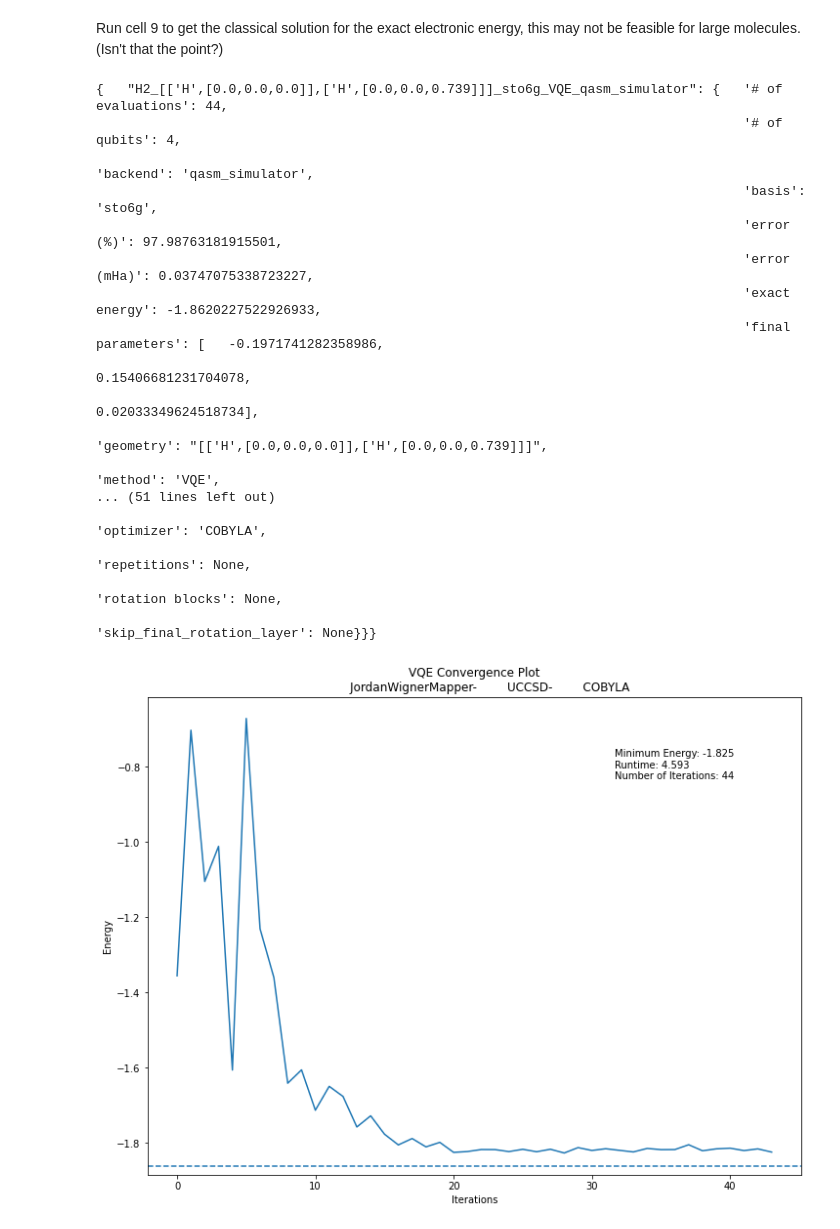
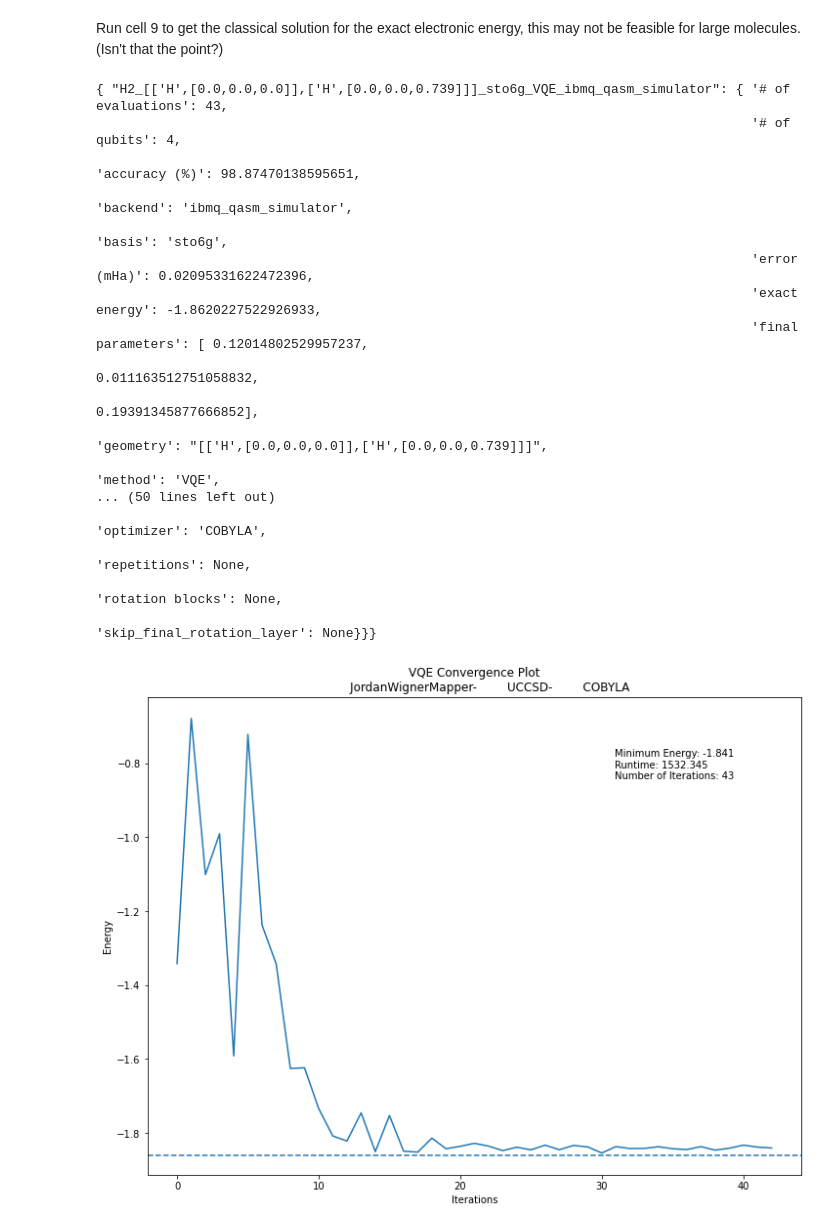
Before and after one commit to vmperrone/Benchmarking-Quantum-Groundstate-Solvers, a Jupyter notebook: main/BenchmarkingTool.ipynb, the cells around one changed output. Cells and saved outputs as stored; diff of their text form; code cells hidden in the pictures.

```diff
--- a/main/BenchmarkingTool.ipynb
+++ b/main/BenchmarkingTool.ipynb
@@ -68,7 +68,7 @@ import time
 import matplotlib.pyplot as plt
 from IPython.display import display, clear_output
 import pprint
-pp = pprint.PrettyPrinter(indent=4)
+pp = pprint.PrettyPrinter(indent=2)
 
 #Molecule Drivers
 import pyscf
@@ -119,11 +119,11 @@ Set up the molecule and electronic structure rpoblem to work with in cell 7 belo
 #@title Cell 6
 
 #H2
-geometry = [['H', [  0.0,    0.0,    0.0]],
-            ['H', [  0.0,    0.0,   0.739]]]
-molecule = Molecule(geometry=geometry, charge=0, multiplicity=1)
-molecule_name = 'H2'
-basis = 'sto6g'
+# geometry = [['H', [  0.0,    0.0,    0.0]],
+#             ['H', [  0.0,    0.0,   0.739]]]
+# molecule = Molecule(geometry=geometry, charge=0, multiplicity=1)
+# molecule_name = 'H2'
+# basis = 'sto6g'
 
 # H3
 # geometry = [['H', [0.0, 0.0, 0.0]], ['H', [1.1, 0.0, 0.0]], ['H', [0.55, 0.9526279441628825, 0]]]
@@ -271,12 +274,12 @@ method = "VQE"
 init_state = HartreeFock(problem.es_problem.num_spin_orbitals, problem.es_problem.num_particles, problem.qubit_converter)
 
 ## Backend
-# from qiskit import IBMQ
-# IBMQ.save_account('f10a5be117c16a6472c748a25874a94883f6021cf9bfe6f406e015522235a968d8eb0a5812f47160385c72355172371278d3c36e75e23fc7f4d73f1523fcbdf8')
-# provider = IBMQ.load_account()
-# # provider = IBMQ.get_provider(project='qiskit-runtime')  # Change this to your provider.
-# backend = provider.get_backend('ibmq_qasm_simulator')
-backend = QasmSimulator()
+from qiskit import IBMQ
+IBMQ.save_account('f10a5be117c16a6472c748a25874a94883f6021cf9bfe6f406e015522235a968d8eb0a5812f47160385c72355172371278d3c36e75e23fc7f4d73f1523fcbdf8')
+provider = IBMQ.load_account()
+# provider = IBMQ.get_provider(project='qiskit-runtime')  # Change this to your provider.
+backend = provider.get_backend('ibmq_qasm_simulator')
+# backend = QasmSimulator()
 
 ## Ansatz
 from qiskit.circuit.library import TwoLocal
@@ -354,52 +357,52 @@ exact_energy = problem.exact_energy
 min_energy = np.real(result.eigenvalue)
 optimal_state = result.eigenstate
 optimal_point = result.optimal_point
 percent_accuracy = 100-np.abs(100*(min_energy-exact_energy)/exact_energy)
 nominal_accuracy = min_energy-exact_energy
 min_energies = values
 key = problem.molecule_name+"_"+problem.geometry+"_"+basis+"_"+method+"_"+str(backend)
 
 result_dict = {
     key:
         {
         'molecule': problem.molecule_name,
         'geometry': problem.geometry,
         'basis': problem.basis,
         'method': method,
         'backend': str(backend),
         'setup' : param_dict,
         'exact energy': problem.exact_energy,
         'result energy (Ha)': min_energy,
         'error (mHa)': nominal_accuracy,
-        'error (%)': percent_accuracy,
+        'accuracy (%)': percent_accuracy,
         'final parameters': list(optimal_point),
         '# of evaluations': len(min_energies),
         'runtime': result.optimizer_time,
         '# of qubits': int(problem.q_qubit_op.num_qubits),
         'min energies': list(min_energies)
         }
 }
 
 minEnergyResults(problem, result_dict, method, str(backend))
 # %% [output]
-{   "H2_[['H',[0.0,0.0,0.0]],['H',[0.0,0.0,0.739]]]_sto6g_VQE_qasm_simulator": {   '# of evaluations': 44,
-                                                                                   '# of qubits': 4,
-                                                                                   'backend': 'qasm_simulator',
-                                                                                   'basis': 'sto6g',
-                                                                                   'error (%)': 97.98763181915501,
-                                                                                   'error (mHa)': 0.03747075338723227,
-                                                                                   'exact energy': -1.8620227522926933,
-                                                                                   'final parameters': [   -0.1971741282358986,
-                                                                                                           0.15406681231704078,
-                                                                                                           0.02033349624518734],
-                                                                                   'geometry': "[['H',[0.0,0.0,0.0]],['H',[0.0,0.0,0.739]]]",
-                                                                                   'method': 'VQE',
-... (51 lines left out)
-                                                                                                'optimizer': 'COBYLA',
-                                                                                                'repetitions': None,
-                                                                                                'rotation blocks': None,
-                                                                                                'skip_final_rotation_layer': None}}}
+{ "H2_[['H',[0.0,0.0,0.0]],['H',[0.0,0.0,0.739]]]_sto6g_VQE_ibmq_qasm_simulator": { '# of evaluations': 43,
+                                                                                    '# of qubits': 4,
+                                                                                    'accuracy (%)': 98.87470138595651,
+                                                                                    'backend': 'ibmq_qasm_simulator',
+                                                                                    'basis': 'sto6g',
+                                                                                    'error (mHa)': 0.02095331622472396,
+                                                                                    'exact energy': -1.8620227522926933,
+                                                                                    'final parameters': [ 0.12014802529957237,
+                                                                                                          0.011163512751058832,
+                                                                                                          0.19391345877666852],
+                                                                                    'geometry': "[['H',[0.0,0.0,0.0]],['H',[0.0,0.0,0.739]]]",
+                                                                                    'method': 'VQE',
+... (50 lines left out)
+                                                                                               'optimizer': 'COBYLA',
+                                                                                               'repetitions': None,
+                                                                                               'rotation blocks': None,
+                                                                                               'skip_final_rotation_layer': None}}}
-[figure, old version]
+[figure, new version]
 # %%
 ### QCC method ###
 #set number of Bloch angle and entangler amplitude foldings
```
Also changed, not shown: parts of 4 cells of this notebook, 9 other files.
